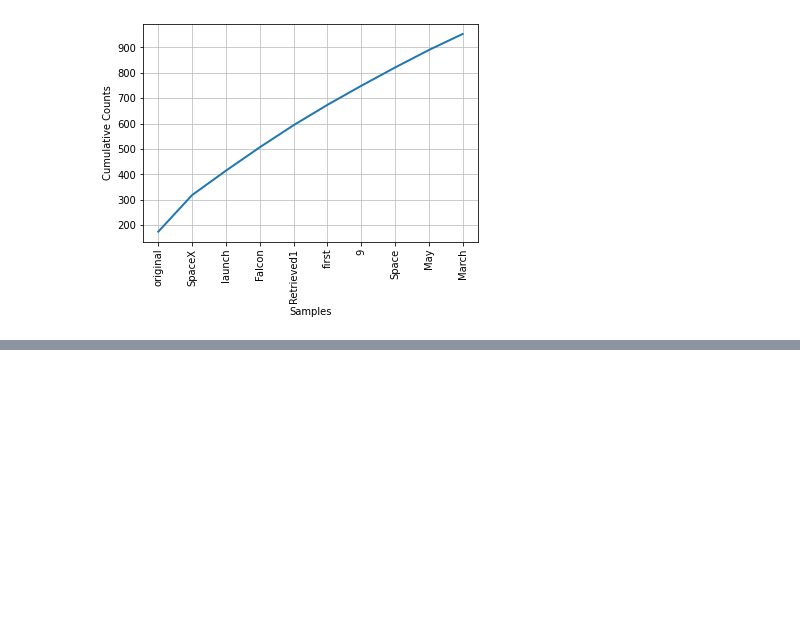
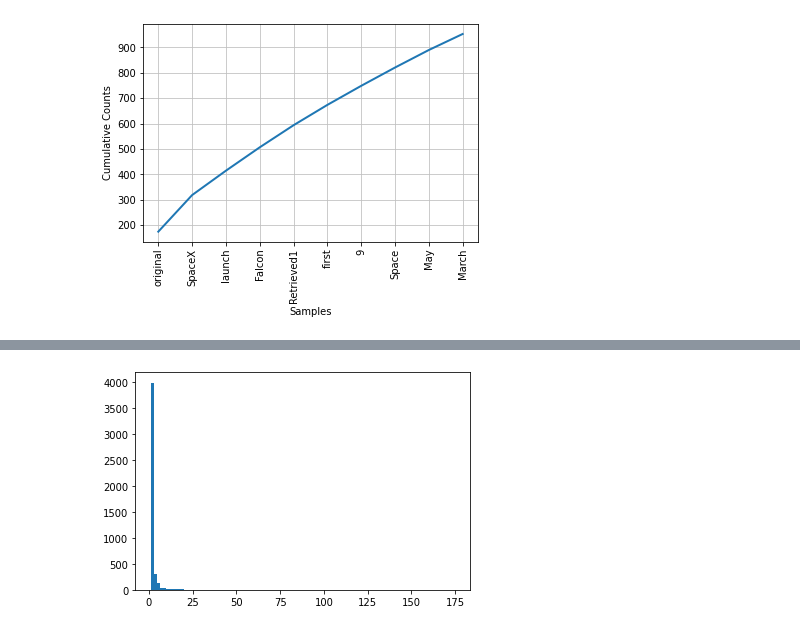
Before and after one commit to DMaron/CSCE_5290-NLP, a Jupyter notebook: Dany_Maron_Lab_1.ipynb, the cells around one changed output, grey strips where cells are left out. Drawn from its saved outputs; the diff is of its cells as text; code cells hidden in the pictures; blank space fills up the shorter version.

```diff
--- a/Dany_Maron_Lab_1.ipynb
+++ b/Dany_Maron_Lab_1.ipynb
@@ -49,0 +54,11 @@ freq.plot(10, cumulative='False')
+# %%
+frequency = []
+for key,val in freq.items():
+  frequency.append(val)
+# %%
+import matplotlib.pyplot as plt
+
+plt.hist(frequency, bins=100)
+plt.show()
+# %% [output]
+[figure, added]
```
Also changed, not shown: parts of 1 cell of this notebook.
